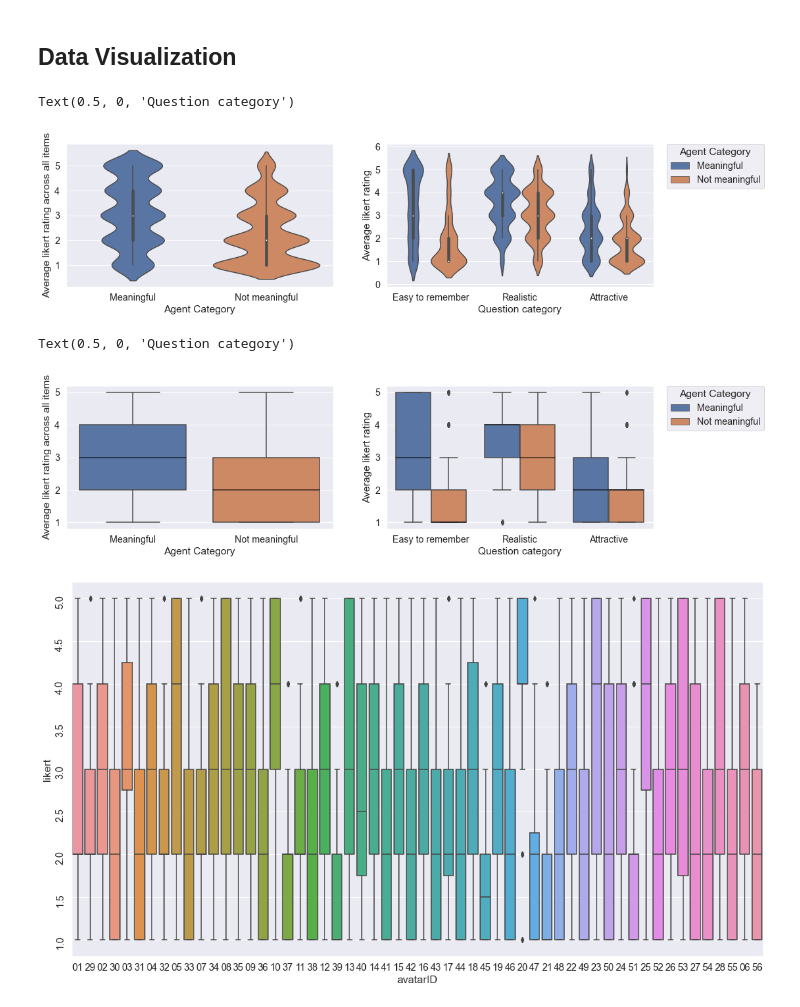
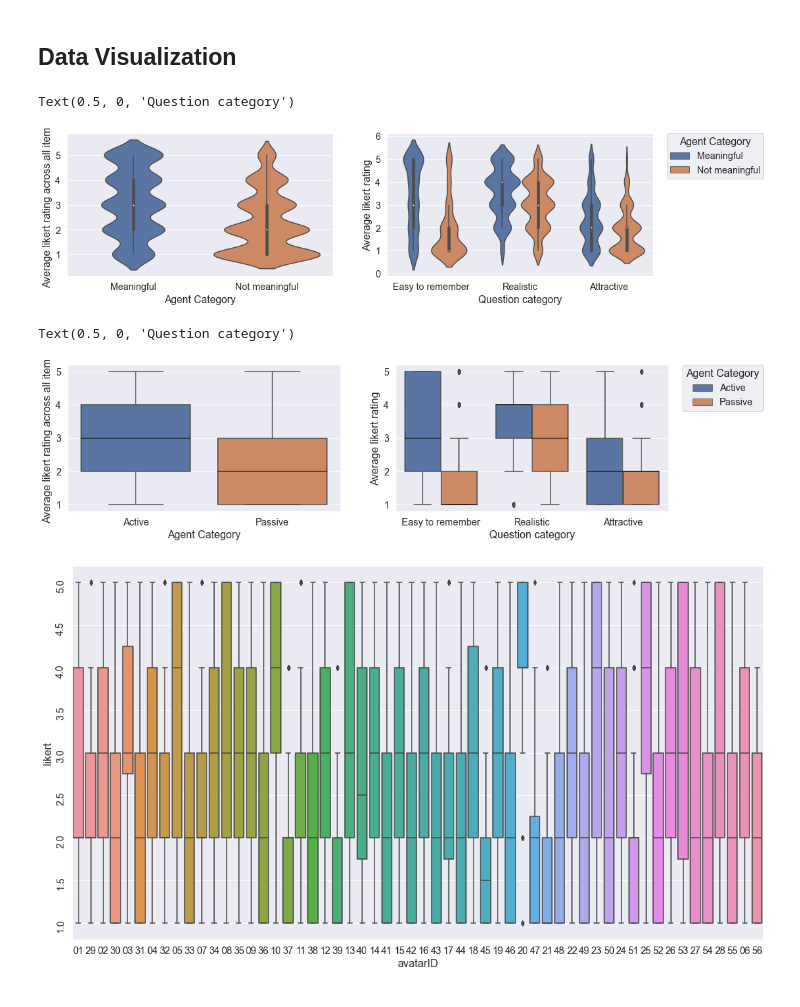
Before and after one commit to tracysanchez/Human_Agents_Impact_Nav, a Jupyter notebook: Exp2/Questionnaires/IndividualQuest/AvatarQuest.ipynb, the cells around one changed output. Cells and saved outputs as stored; diff of their text form; code cells hidden in the pictures.

Commit message:
Changes on Data_plotting for Exp1 and Exp2

```diff
--- a/Exp2/Questionnaires/IndividualQuest/AvatarQuest.ipynb
+++ b/Exp2/Questionnaires/IndividualQuest/AvatarQuest.ipynb
@@ -45,7 +43,7 @@ returns
 ## Preprocessing
 # %%
 # Data set loading
-df_file = 'E:/HumanA/Data/Data_Tracy/Questionnaires/AvaQuest.csv'
+df_file = '/Volumes/Extreme SSD/HumanA/Data/Data_Tracy/Questionnaires/AvaQuest.csv'
 df = pd.read_csv(df_file, sep= ',', header=None)
 df.head()
 # %% [output]
@@ -84,7 +82,7 @@ memory usage: 90.8 KB
 # %%
 #Creating Clarity Categorical variable
 df['avatarCat'] = df['item'].str.contains('Sa')
-df.loc[:, 'avatarCategory'] = df['avatarCat'].replace({True: 'Standing', False: 'Action'})
+df.loc[:, 'avatarCategory'] = df['avatarCat'].replace({True: 'Passive', False: 'Active'})
 df.info()
 # %% [output]
 <class 'pandas.core.frame.DataFrame'>
@@ -239,26 +237,26 @@ axes[1].set_ylabel('Average likert rating')
 axes[1].set_xlabel('Question category')
 # %% [output]
 Text(0.5, 0, 'Question category')
-[figure, old version]
+[figure, new version]
 # %%
 fig, axes = plt.subplots(nrows=1, ncols=2, figsize=(16,4))
 
 sns.boxplot(data= df, x='avatarCategory', y='likert',   medianprops=dict(color="black", alpha=0.7), ax=axes[0])
-axes[0].set_xticklabels(['Meaningful', 'Not meaningful'])
+axes[0].set_xticklabels(['Active', 'Passive'])
 axes[0].set_xlabel('Agent Category')
 axes[0].set_ylabel('Average likert rating across all items')
 
 sns.boxplot(data= df, x='itemCategory', y='likert', hue= 'avatarCategory', medianprops=dict(color="black", alpha=0.7), ax=axes[1])
 #Getting the legend components in order to not lose color when reassigning labels
 handles, labels = axes[1].get_legend_handles_labels()
-labels = ['Meaningful', 'Not meaningful']
+labels = ['Active', 'Passive']
 axes[1].legend(handles, labels, bbox_to_anchor=(1.05, 1), loc=2, borderaxespad=0., title='Agent Category')
 axes[1].set_xticklabels(['Easy to remember', 'Realistic', 'Attractive'])
 axes[1].set_ylabel('Average likert rating')
 axes[1].set_xlabel('Question category')
 # %% [output]
 Text(0.5, 0, 'Question category')
-[figure, old version]
+[figure, new version]
 # %%
 fig, axes = plt.subplots(nrows=1, ncols=1, figsize=(18,10))
 sns.boxplot(data= df, x='avatarID', y='likert')
```
Also changed, not shown: parts of 23 cells of this notebook, 8 other files.
